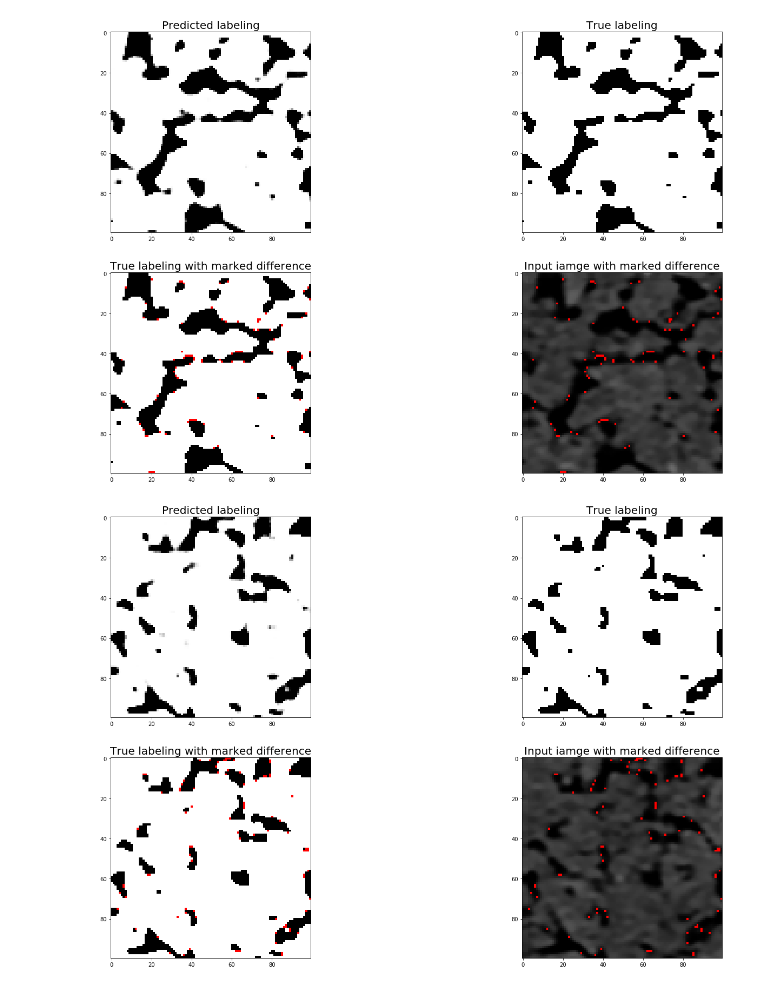
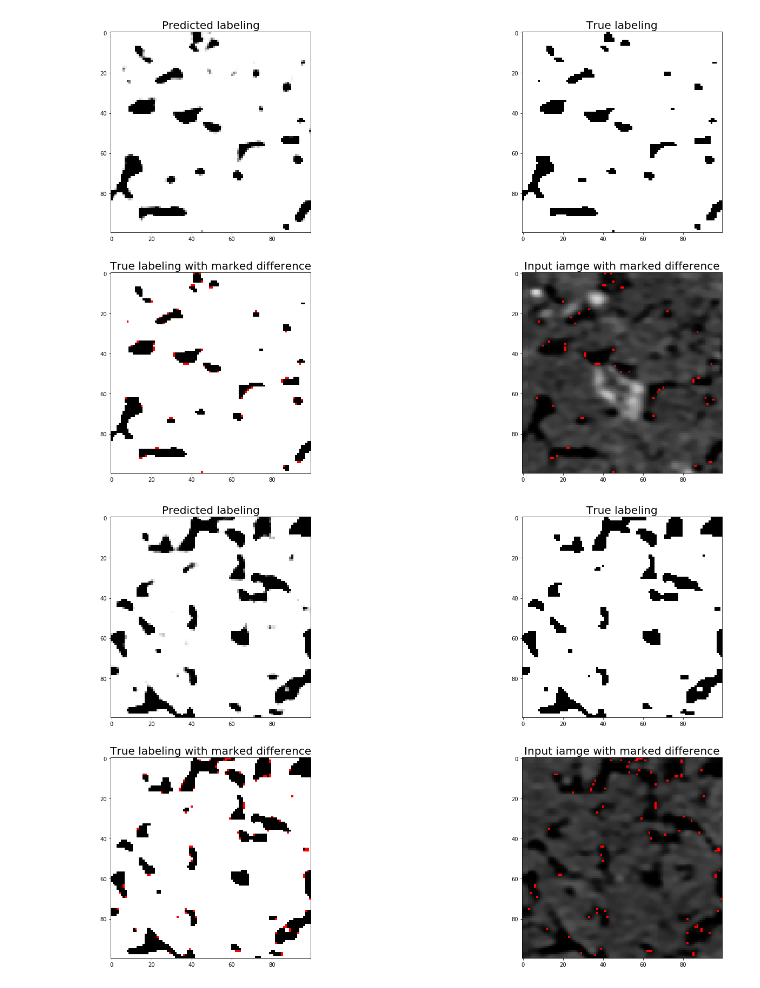
Before and after one commit to eph2795/nn_segmentation, a Jupyter notebook: measure_quality.ipynb, the cells around one changed output. Saved outputs shown, nothing was run; the diff lists cells and outputs as text; code cells hidden in the pictures.

```diff
--- a/measure_quality.ipynb
+++ b/measure_quality.ipynb
@@ -167,9 +239,9 @@ def compare(source, dest, truth, out_path):
     plt.show()
 # %%
 out_path = '../output_data/check_x100.png'
-compare(input_stack[100, 0:100, 0:100], prediction[100, 0:100, 0:100], output_stack[100, 0:100, 0:100], out_path)
+compare(input_stack[600, 0:100, 0:100], prediction[600, 0:100, 0:100], output_stack[600, 0:100, 0:100], out_path)
 # %% [output]
-[figure, old version]
+[figure, new version]
 # %%
 out_path = '../output_data/check_x300.png'
 compare(input_stack[300, 0:100, 0:100], prediction[300, 0:100, 0:100], output_stack[300, 0:100, 0:100], out_path)
```
Also changed, not shown: parts of 8 cells of this notebook.
